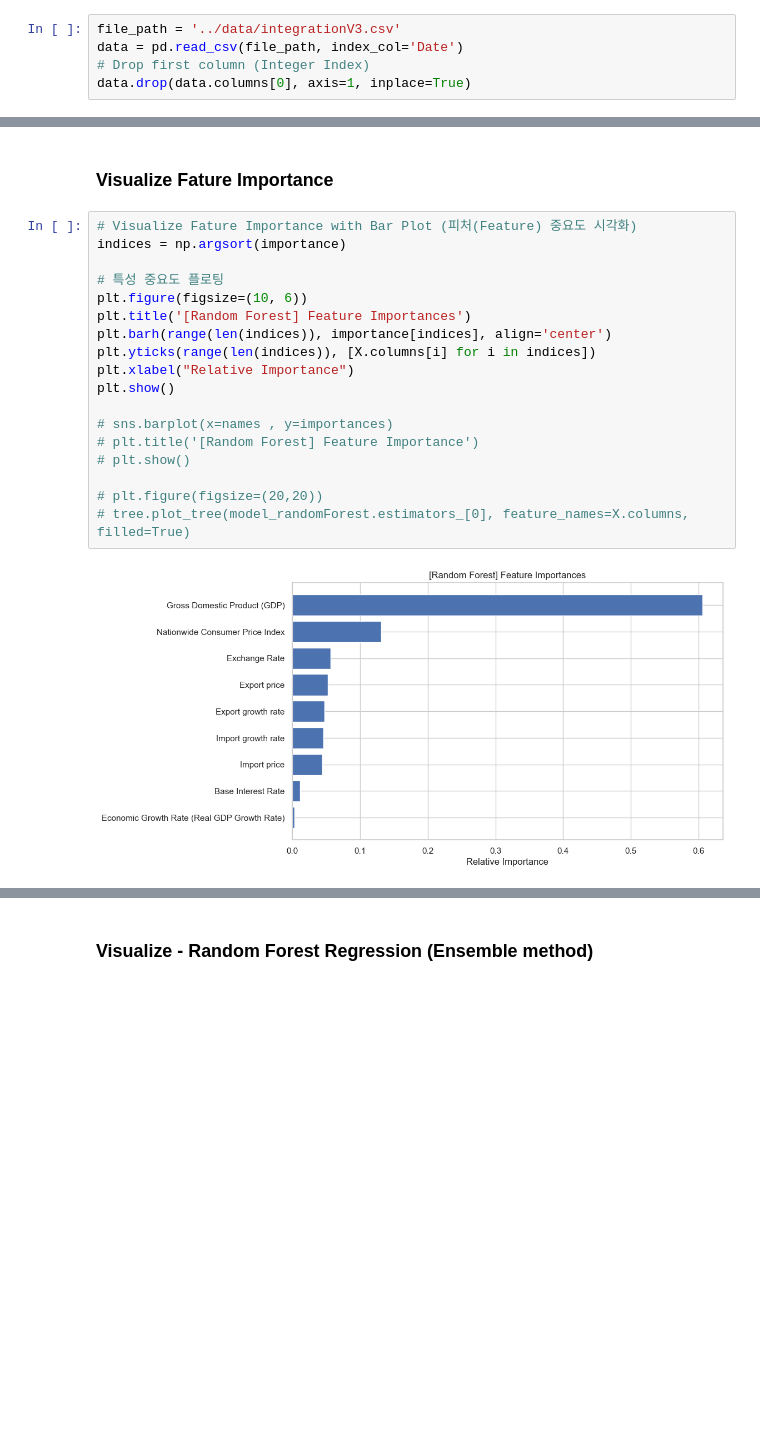
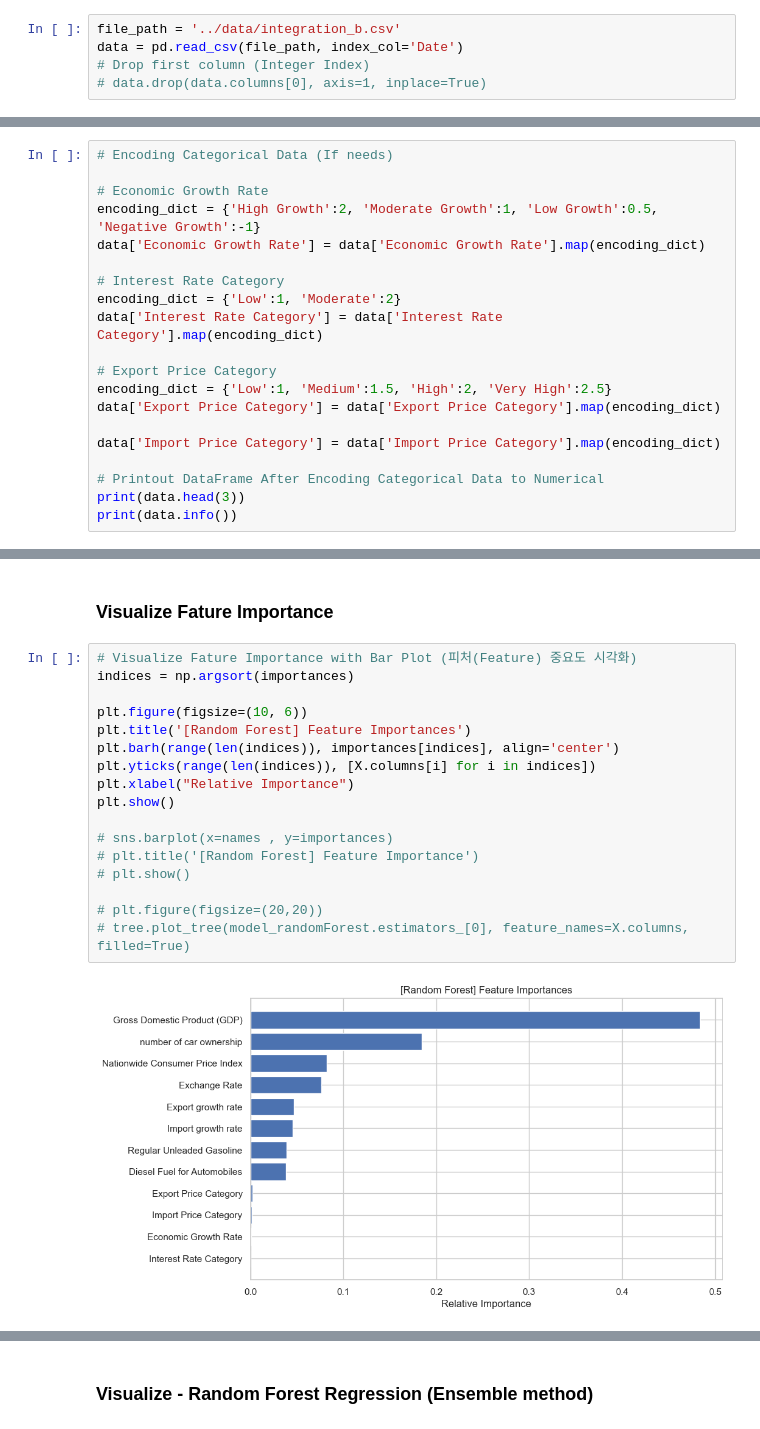
Before and after one commit to DataScience-6/traffic-and-economicrate, a Jupyter notebook: 03_Source code&Dataset/05_Data analysis&Algorithm/Regression.ipynb, the cells around one changed output, grey strips where cells are left out. Drawn from its saved outputs; the diff is of its cells as text; blank space fills up the shorter version.

Commit message:
Add Encoding (Categorical Features to Numerical - For Regression)

```diff
--- a/03_Source code&Dataset/05_Data analysis&Algorithm/Regression.ipynb
+++ b/03_Source code&Dataset/05_Data analysis&Algorithm/Regression.ipynb
@@ -26,10 +26,10 @@ from sklearn import tree
 
 sns.set(style='whitegrid')
 # %%
-file_path = '../data/integrationV3.csv'
+file_path = '../data/integration_b.csv'
 data = pd.read_csv(file_path, index_col='Date')
 # Drop first column (Integer Index)
-data.drop(data.columns[0], axis=1, inplace=True)
+# data.drop(data.columns[0], axis=1, inplace=True)
 # %%
 # # xlsx_file_path = 'integrationV2.xlsx'
 
@@ -76,0 +66,20 @@ None
+# %%
+# Encoding Categorical Data (If needs)
+
+# Economic Growth Rate
+encoding_dict = {'High Growth':2, 'Moderate Growth':1, 'Low Growth':0.5, 'Negative Growth':-1}
+data['Economic Growth Rate'] = data['Economic Growth Rate'].map(encoding_dict)
+
+# Interest Rate Category
+encoding_dict = {'Low':1, 'Moderate':2}
+data['Interest Rate Category'] = data['Interest Rate Category'].map(encoding_dict)
+
+# Export Price Category
+encoding_dict = {'Low':1, 'Medium':1.5, 'High':2, 'Very High':2.5}
+data['Export Price Category'] = data['Export Price Category'].map(encoding_dict)
+
+data['Import Price Category'] = data['Import Price Category'].map(encoding_dict)
+
+# Printout DataFrame After Encoding Categorical Data to Numerical
+print(data.head(3))
+print(data.info())
@@ -170,24 +197,23 @@ Names: ['Base Interest Rate' 'Exchange Rate' 'Gross Domestic Product (GDP)'
 ### Visualize Fature Importance
 # %%
 # Visualize Fature Importance with Bar Plot (피처(Feature) 중요도 시각화)
-indices = np.argsort(importance)
+indices = np.argsort(importances)
 
-# 특성 중요도 플로팅
 plt.figure(figsize=(10, 6))
 plt.title('[Random Forest] Feature Importances')
-plt.barh(range(len(indices)), importance[indices], align='center')
+plt.barh(range(len(indices)), importances[indices], align='center')
 plt.yticks(range(len(indices)), [X.columns[i] for i in indices])
 plt.xlabel("Relative Importance")
 plt.show()
 
 # sns.barplot(x=names , y=importances)
 # plt.title('[Random Forest] Feature Importance')
 # plt.show()
 
 # plt.figure(figsize=(20,20))
 # tree.plot_tree(model_randomForest.estimators_[0], feature_names=X.columns, filled=True)
 # %% [output]
-[figure, old version]
+[figure, new version]
 # %%
 # Evaluate Model
 mse_randomForest = mean_squared_error(y_test, y_pred_randomForest)
```
Also changed, not shown: parts of 10 cells of this notebook, 2 other files.
